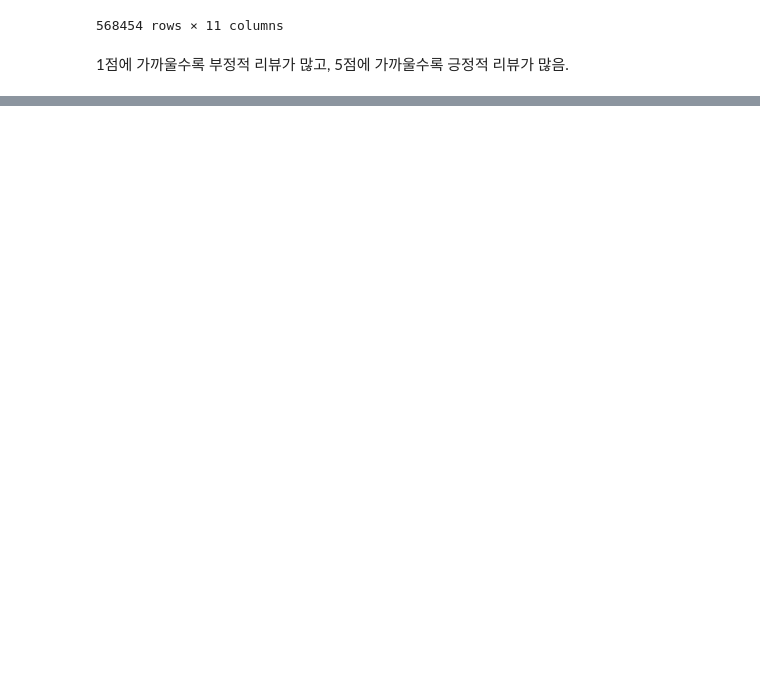
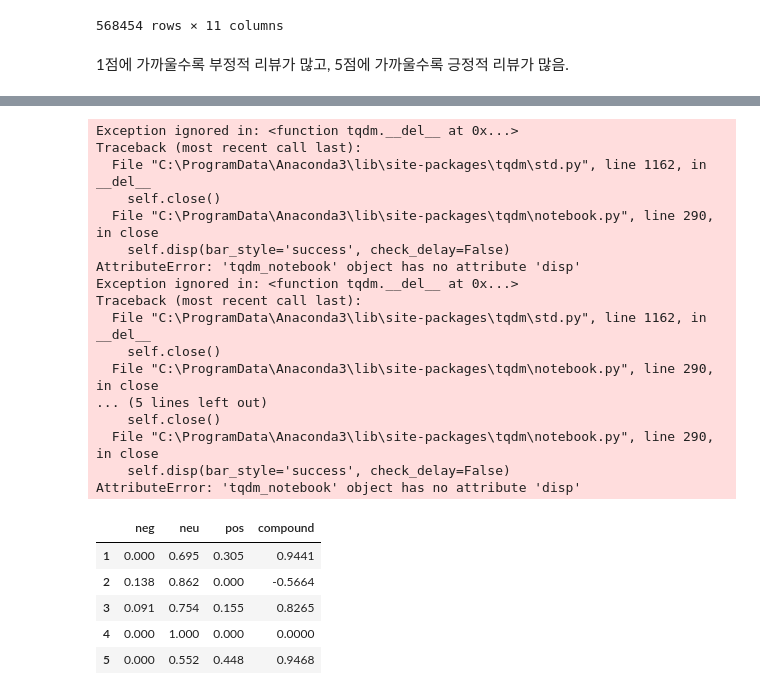
Before and after one commit to JungHunL22/CH09_webback, a Jupyter notebook: 캐글 활용/감성분석(긍정or부정).ipynb, the cells around one changed output, grey strips where cells are left out. Drawn from its saved outputs; the diff is of its cells as text; code cells hidden in the pictures; blank space fills up the shorter version.

```diff
--- a/캐글 활용/감성분석(긍정or부정).ipynb
+++ b/캐글 활용/감성분석(긍정or부정).ipynb
@@ -102,0 +114,8 @@ sns.countplot(x=amazon['Score'],hue=amazon['NP'],dodge=False)
+# %%
+from tqdm.notebook import tqdm
+df_t={}
+for i,res in tqdm(amazon.iterrows(),total=len(amazon)):
+    x=res['Id']
+    y=res['Text']
+
+    df_t[x]=sa.polarity_scores(y)
@@ -102,0 +142,27 @@ sns.countplot(x=amazon['Score'],hue=amazon['NP'],dodge=False)
+# %%
+polar_s=pd.DataFrame(df_t).T
+polar_s.head()
+# %% [output]
+Exception ignored in: <function tqdm.__del__ at 0x...>
+Traceback (most recent call last):
+  File "C:\ProgramData\Anaconda3\lib\site-packages\tqdm\std.py", line 1162, in __del__
+    self.close()
+  File "C:\ProgramData\Anaconda3\lib\site-packages\tqdm\notebook.py", line 290, in close
+    self.disp(bar_style='success', check_delay=False)
+AttributeError: 'tqdm_notebook' object has no attribute 'disp'
+Exception ignored in: <function tqdm.__del__ at 0x...>
+Traceback (most recent call last):
+  File "C:\ProgramData\Anaconda3\lib\site-packages\tqdm\std.py", line 1162, in __del__
+    self.close()
+  File "C:\ProgramData\Anaconda3\lib\site-packages\tqdm\notebook.py", line 290, in close
+... (5 lines left out)
+    self.close()
+  File "C:\ProgramData\Anaconda3\lib\site-packages\tqdm\notebook.py", line 290, in close
+    self.disp(bar_style='success', check_delay=False)
+AttributeError: 'tqdm_notebook' object has no attribute 'disp'
+|  | neg | neu | pos | compound |
+| 1 | 0.000 | 0.695 | 0.305 | 0.9441 |
+| 2 | 0.138 | 0.862 | 0.000 | -0.5664 |
+| 3 | 0.091 | 0.754 | 0.155 | 0.8265 |
+| 4 | 0.000 | 1.000 | 0.000 | 0.0000 |
+| 5 | 0.000 | 0.552 | 0.448 | 0.9468 |
```
Also changed, not shown: parts of 11 cells of this notebook.
